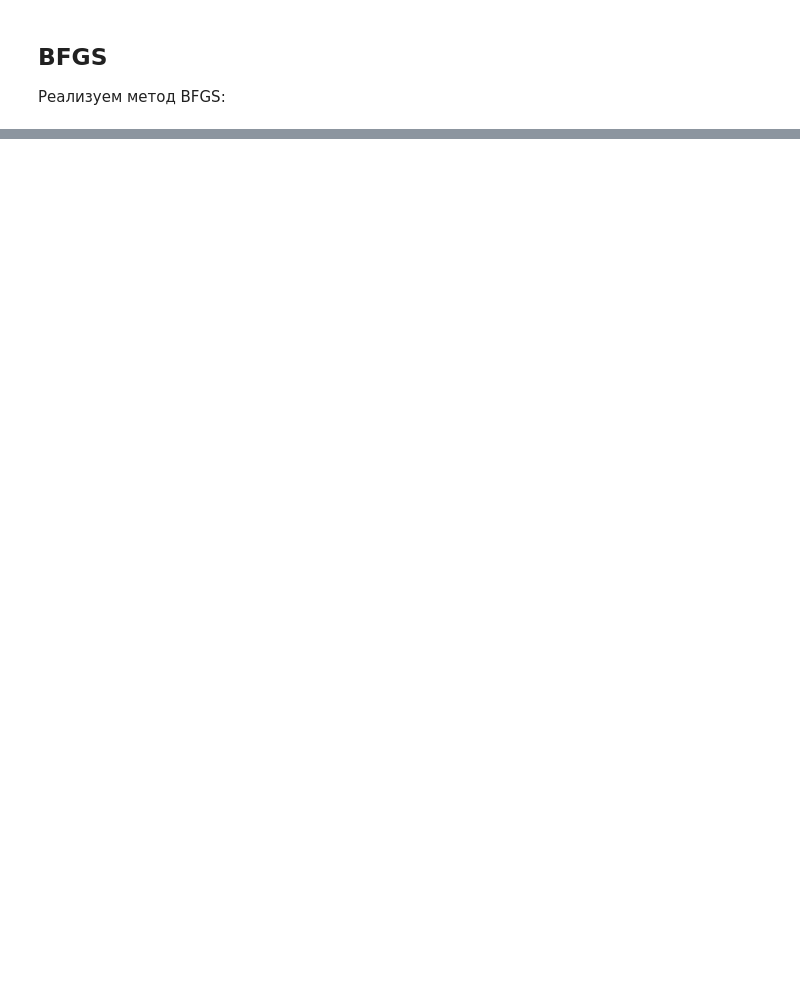
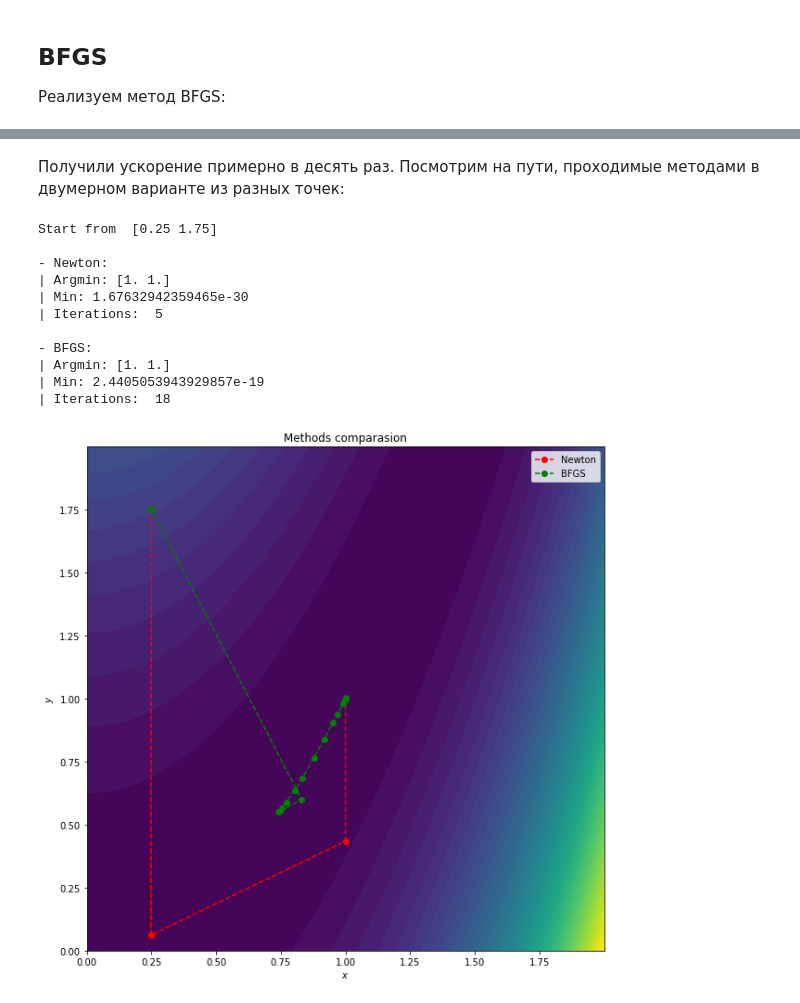
Before and after one commit to egor79k/opt_methods_project, a Jupyter notebook: project_practice.ipynb, the cells around one changed output, grey strips where cells are left out. Drawn from its saved outputs; the diff is of its cells as text; code cells hidden in the pictures; blank space fills up the shorter version.

```diff
--- a/project_practice.ipynb
+++ b/project_practice.ipynb
@@ -194,7 +201,7 @@ def plot_comparation(X, Y, f, paths_info):
     x, y = np.meshgrid(X, Y)
 
     plt.figure(figsize=(10, 10))
-    plt.contourf(x, y, rosen(np.array([x,y])), levels=50)
+    plt.contourf(x, y, f(np.array([x,y])), levels=50)
 
     for path_info in paths_info:
         path = path_info["path"]
@@ -213,16 +220,16 @@ print("- Newton:\n| Argmin:", res["x"], "\n| Min:", rosen(res["x"]), "\n| Iterat
 paths_info = [{"path": np.array(res["path"]), "name": "Newton", "style": "ro--"}]
 
 res = GradDec(rosen, rosen_grad, x0, alpha=0.002, accuracy=0.01)
-print("- Gradient descent:\n| Argmin:", res["x"], "\n| Min:", rosen(res["x"]), "\n| Iterations: ", res["iterations"])
+print("\n- Gradient descent:\n| Argmin:", res["x"], "\n| Min:", rosen(res["x"]), "\n| Iterations: ", res["iterations"])
 paths_info.append({"path": np.array(res["path"]), "name": "Gradient descent", "style": "bo--"})
 
 simplex = [[0.25, 1.75], [0.15, 1.65], [0.5, 1.]]
 
 res = NelderMead(rosen, simplex)
-print("- Nelder-Mead:\n| Argmin:", res["x"], "\n| Min:", rosen(res["x"]), "\n| Iterations: ", res["iterations"])
+print("\n- Nelder-Mead:\n| Argmin:", res["x"], "\n| Min:", rosen(res["x"]), "\n| Iterations: ", res["iterations"])
 paths_info.append({"path": np.array(res["path"]), "name": "Nelder-Mead", "style": "go--"})
 
-X = np.arange(0, 2, 0.001)
+X = np.arange(0, 2, 1e-3)
 plot_comparation(X, X, rosen, paths_info)
 # %% [output]
 - Newton:
@@ -349,0 +342,4 @@ print(Newton(f, grad_f, hess_f, [10, 10]))
+# %%
+np.random.seed(0)
+# Generate 100-dimensional start point
+x0 = np.random.uniform(-2, 2, 100)
@@ -349,0 +368,4 @@ print(Newton(f, grad_f, hess_f, [10, 10]))
+# %%
+%%time
+res = BFGS(rosen, rosen_grad, x0, max_iter=10000)
+print("Argmin:", res["x"], "\nMin:", rosen(res["x"]), "\nIterations: ", res["iterations"])
@@ -349,0 +382,31 @@ print(Newton(f, grad_f, hess_f, [10, 10]))
+# %% [markdown]
+Получили ускорение примерно в десять раз. Посмотрим на пути, проходимые методами в двумерном варианте из разных точек:
+# %%
+def compare_NB(x0):
+    print("Start from ", x0)
+
+    res = Newton(rosen, rosen_grad, rosen_hess, x0)
+    print("\n- Newton:\n| Argmin:", res["x"], "\n| Min:", rosen(res["x"]), "\n| Iterations: ", res["iterations"])
+    paths_info = [{"path": np.array(res["path"]), "name": "Newton", "style": "ro--"}]
+
+    res = BFGS(rosen, rosen_grad, x0)
+    print("\n- BFGS:\n| Argmin:", res["x"], "\n| Min:", rosen(res["x"]), "\n| Iterations: ", res["iterations"])
+    paths_info.append({"path": np.array(res["path"]), "name": "BFGS", "style": "go--"})
+
+    X = np.arange(0, 2, 1e-3)
+    plot_comparation(X, X, rosen, paths_info)
+
+compare_NB(np.array([0.25, 1.75]))
+# %% [output]
+Start from  [0.25 1.75]
+
+- Newton:
+| Argmin: [1. 1.]
+| Min: 1.67632942359465e-30
+| Iterations:  5
+
+- BFGS:
+| Argmin: [1. 1.]
+| Min: 2.4405053943929857e-19
+| Iterations:  18
+[figure, added]
```
Also changed, not shown: parts of 22 cells of this notebook.
